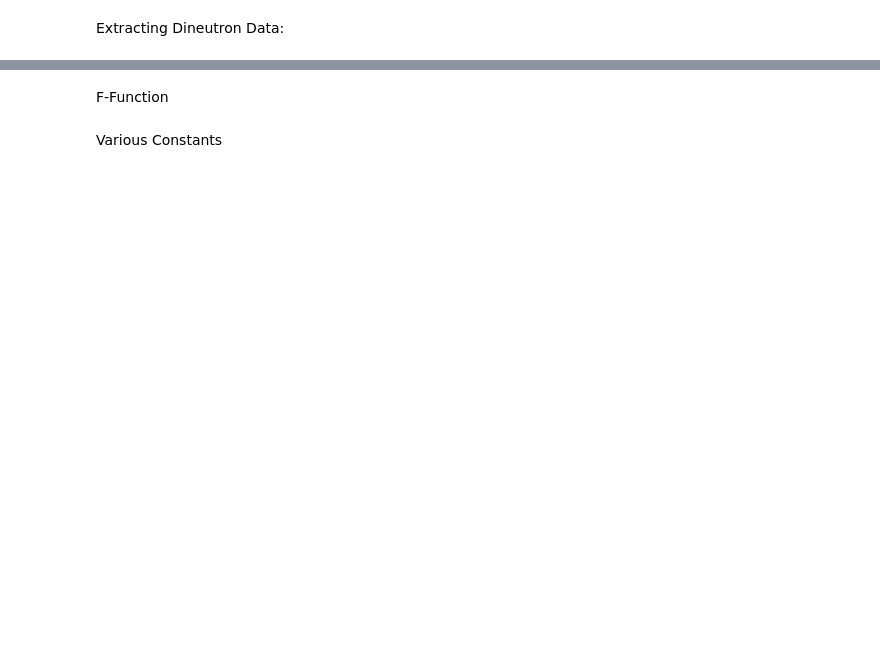
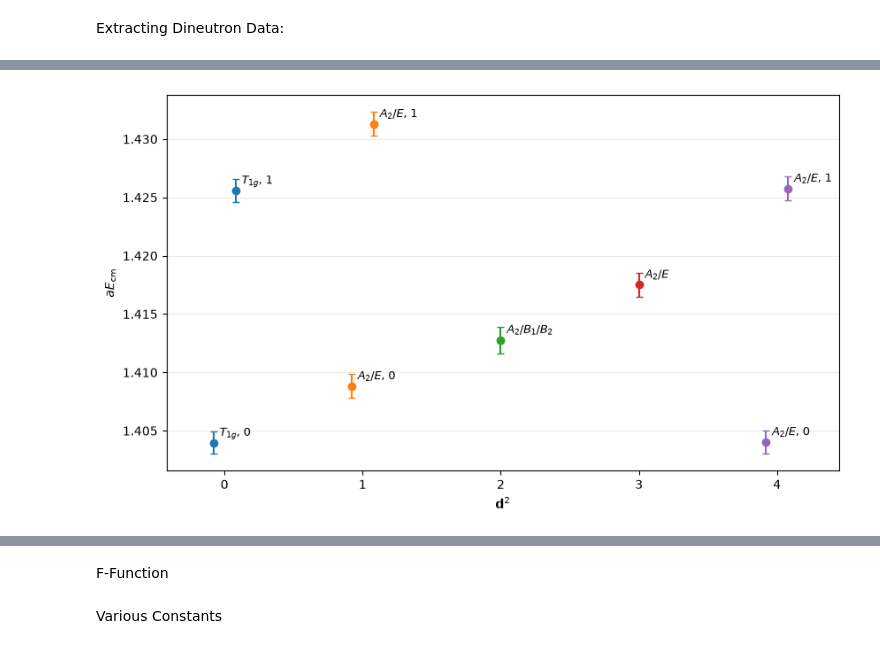
Before and after one commit to ShingLi15/Gaussian-Process-Regressions-for-Di-Nucleon-Data, a Jupyter notebook: Research Paper/GPR using data.ipynb, the cells around one changed output, grey strips where cells are left out. Drawn from its saved outputs; the diff is of its cells as text; code cells hidden in the pictures; blank space fills up the shorter version.

```diff
--- a/Research Paper/GPR using data.ipynb
+++ b/Research Paper/GPR using data.ipynb
@@ -149,19 +14,0 @@ print(mN)
-# %%
-Energy_list = []
-for r in raw_levels:
-    Energy_list.append(r['Ecm_boot'][0])
-
-
-
-# Ecm_boot = []
-
-# # 1. Keep the single number r['Ecm_boot'] as it is (no slicing needed)
-# Ecm_boot = [[r['name'], r['Ecm_boot'][0]] for r in raw_levels]
-
-# # 2. Sort directly by that number (x[1] targets the Ecm_boot value)
-# Ecm_boot.sort(key=lambda x: x[1])
-
-# print(*Ecm_boot, sep='\n')
-
-# # sorted_indices = np.argsort(Ecm_boot[:, 0])
-# # Eboot = Ecm_boot[sorted_indices]
@@ -167,0 +102,23 @@ for r in raw_levels:
+# %%
+import matplotlib.pyplot as plt
+
+fig, ax = plt.subplots(figsize=(8.6, 5.0))
+for d2 in range(5):
+    family = [lev for lev in deuteron_levels if lev["d2"] == d2]
+    offsets = np.linspace(-0.08, 0.08, len(family)) if len(family) > 1 else [0.]
+    for lev, offset in zip(family, offsets):
+        x = d2 + offset
+        y = lev["Ecm_boot"][0]
+        sigma = np.std(lev["Ecm_boot"][1:-1], ddof=1)
+        ax.errorbar(x, y, yerr=sigma, fmt="o", ms=6, capsize=3,
+                    color=f"C{d2}", ecolor=f"C{d2}")
+        ax.annotate(lev["display"], (x, y), xytext=(5, 5),
+                    textcoords="offset points", fontsize=9)
+
+ax.set(xlim=(-0.42, 4.45), xticks=range(5),
+       xlabel=r"$\mathbf{d}^2$", ylabel=r"$a E_{\mathrm{cm}}$")
+ax.grid(axis="y", alpha=0.25)
+fig.tight_layout()
+plt.show()
+# %% [output]
+[figure, added]
```
Also changed, not shown: parts of 38 cells of this notebook, 1 other file.
